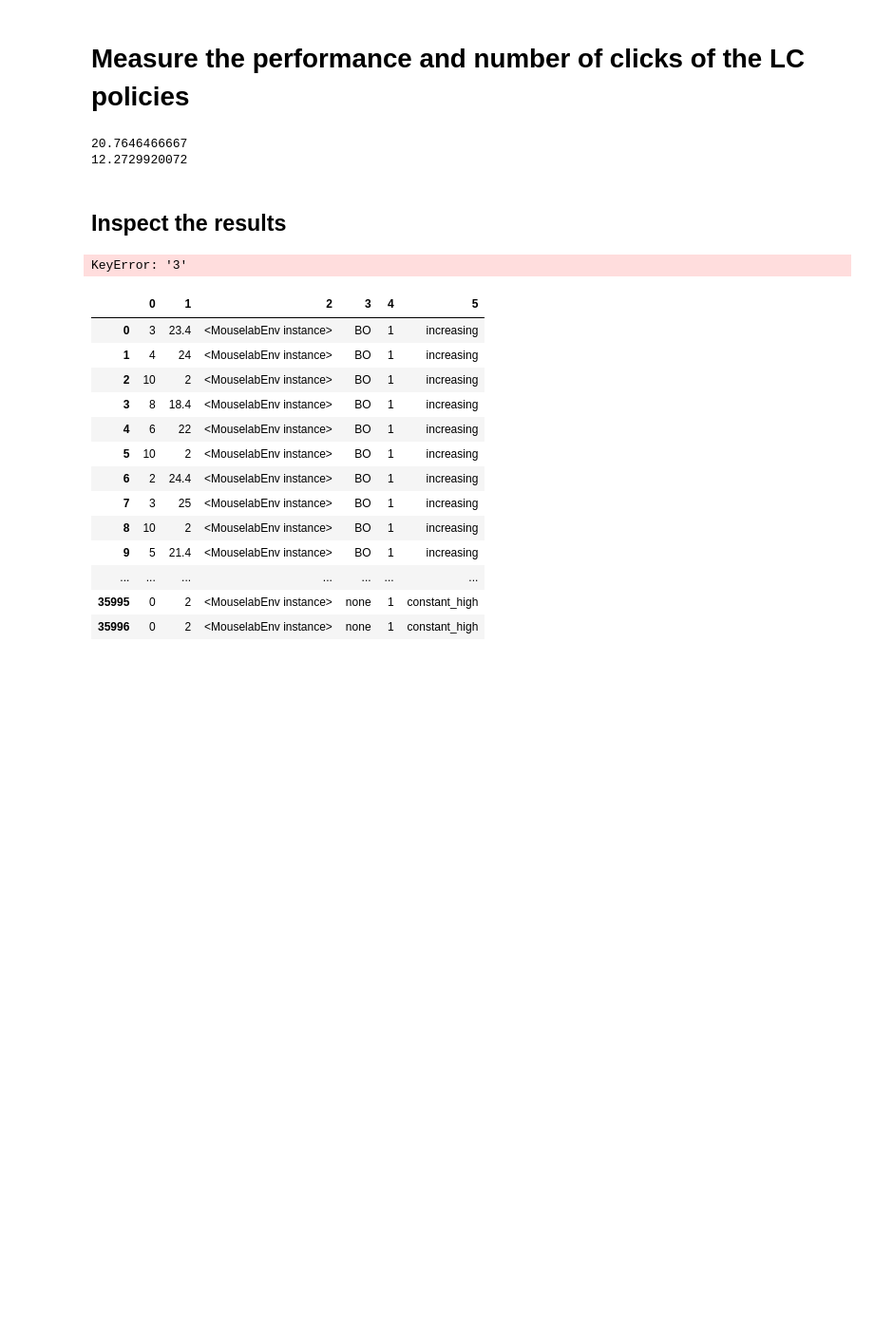
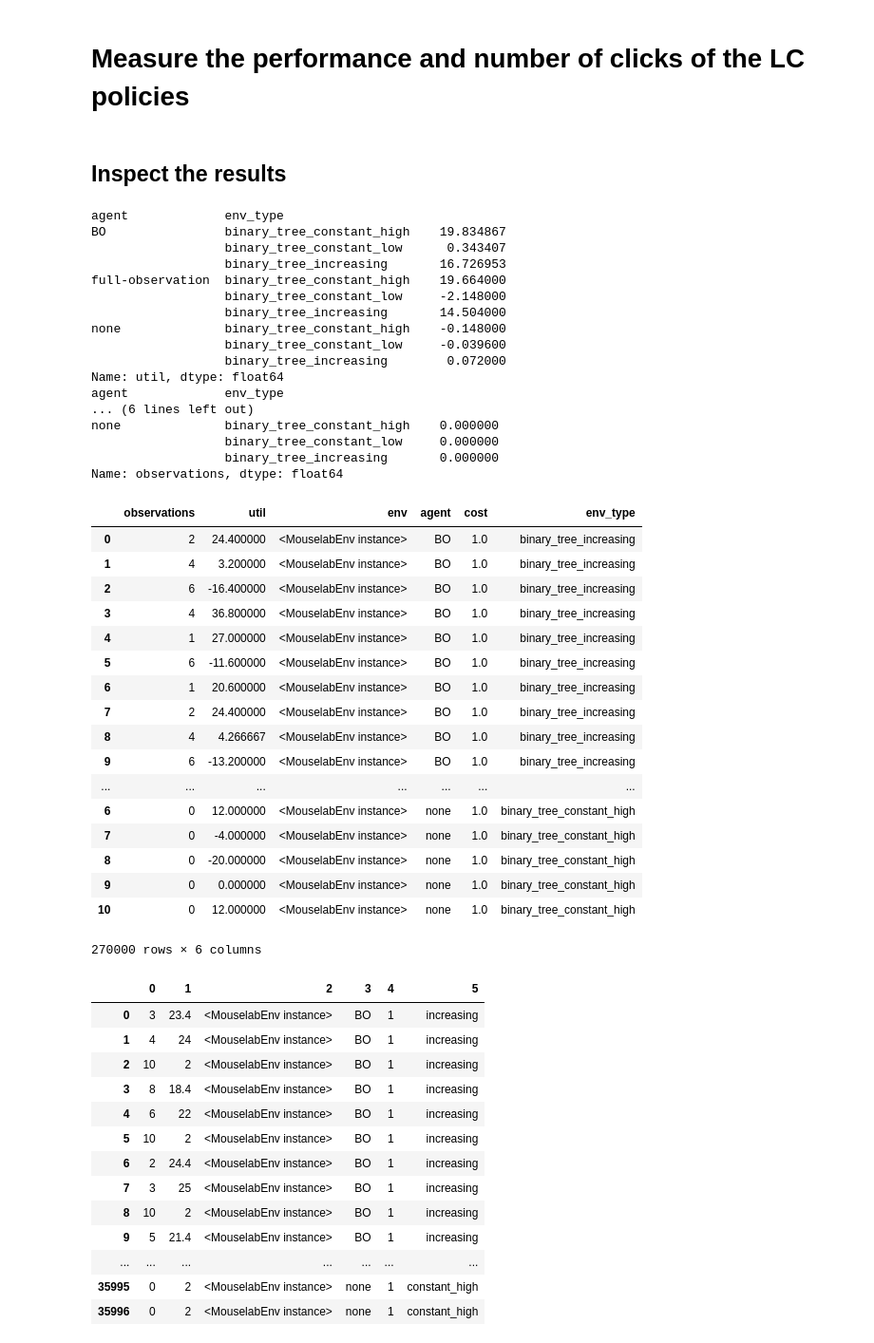
Before and after one commit to fredcallaway/planning, a Jupyter notebook: python/binary-trees.ipynb, the cells around one changed output. Shown: that part at 95% size. Drawn from its saved outputs; the diff is of its cells as text; code cells hidden in the pictures; blank space fills up the shorter version.

```diff
--- a/python/binary-trees.ipynb
+++ b/python/binary-trees.ipynb
@@ -44,7 +47,7 @@ def make_envs(cost=1.00, n=100, seed=None,variance_structure="binary_tree_consta
     depth = len(branching)
 
     if variance_structure is "binary_tree_constant_high":
-        sigmas = np.concatenate( (np.array([0]),20*np.ones(depth)))
+        sigmas = np.concatenate( (np.array([0]),6*np.ones(depth)))
     if variance_structure is "binary_tree_increasing":
         sigmas = [0, 2, 20]
     if variance_structure is "binary_tree_decreasing":
@@ -102,8 +105,8 @@ def lc_policy(x, normalize_voi=True):
 from contexttimer import Timer
 
 #COSTS = [0.1,0.5, 1, 1.25, 2, 4]
-#environments = ["binary_tree_constant_high","binary_tree_constant_low","binary_tree_increasing"]
-environments = ["binary_tree_constant_low"]
+environments = ["binary_tree_constant_high","binary_tree_constant_low","binary_tree_increasing"]
+#environments = ["binary_tree_constant_low"]
 
 def avg_utility(x,train_envs):
     with Timer() as t:
@@ -704,13 +709,13 @@ from joblib import delayed, Parallel
 from tqdm import tqdm
 from toolz import partition_all
 
-term_action = 17
+term_action = 7
 
 def eval_envs(cost, env_type, envs):
     policies = {
-        'BO': LC_policies[env_type]#,
-        #'full-observation': FixedPlanPolicy(range(1, term_action+1)),
-        #'none': FixedPlanPolicy([term_action]),
+        'BO': LC_policies[env_type],
+        'full-observation': FixedPlanPolicy(range(1, term_action+1)),
+        'none': FixedPlanPolicy([term_action]),
     }
     def loop():
         for name, pol in policies.items():
@@ -730,8 +735,8 @@ total_envs = envs_per_type * len(environments)
 n_job = 26
 envs_per_chunk = total_envs // (n_job * chunks_per_job)
 
-#environments=['increasing','decreasing','constant_low','constant_high']
-environments=['binary_tree_increasing']
+environments=['binary_tree_increasing','binary_tree_constant_low','binary_tree_constant_high']
+#environments=['binary_tree_increasing']
 
 cost = 1.00
 jobs = [delayed(eval_envs)(cost, env_type, envs)
@@ -742,45 +747,72 @@ result = Parallel(n_job)(tqdm(jobs))
 
 #Save results
 results = pd.concat(result)
-#np.save('data/results_variance_structures.npy',results)
+np.save('data/results_binary_trees.npy',results)
-# %%
-results = pd.concat(result)
-print(np.mean(results['util']))
-print(np.std(results['util']))
-# %% [output]
-20.7646466667
-12.2729920072
 # %% [markdown]
 ## Inspect the results
 # %%
 import pandas as pd
 import numpy as np
 
-results=pd.DataFrame(np.load('data/results_variance_structures.npy'),columns=[''])
+#results=pd.DataFrame(np.load('data/results_binary_trees.npy'),columns=[''])
 
 #results = np.load('data/results_variance_structures.npy')
 #df = pd.DataFrame(list(results.item().iteritems()), columns=['agent','util','cost','env_type'])
 
 #LC_policies.to_pickle('data/LC_policies_backward_planning.pkl')
 
 #results['performance'] = results.util - results.cost*results.observations
 
 #print(result[0].groupby(['agent','cost']).describe)
 
 #results.agent=='BO'
 #results.cost==0.1
 #results[np.logical_and(results.agent=='BO',results.cost==0.1)].util.describe()
 
-#results.groupby('agent').util.describe()
+results.groupby('agent').util.describe()
 #results.groupby('cost').util.describe()
-print(results.groupby(['3','5']).util.mean())
-print(results.groupby(['3','5']).observations.mean())
+print(results.groupby(['agent','env_type']).util.mean())
+print(results.groupby(['agent','env_type']).observations.mean())
 
-results
+#results
 
 #results.util(np.logical_and(results.agent=='BO',results.cost==0.1))
 # %% [output]
-KeyError: '3'
+agent             env_type
+BO                binary_tree_constant_high    19.834867
+                  binary_tree_constant_low      0.343407
+                  binary_tree_increasing       16.726953
+full-observation  binary_tree_constant_high    19.664000
+                  binary_tree_constant_low     -2.148000
+                  binary_tree_increasing       14.504000
+none              binary_tree_constant_high    -0.148000
+                  binary_tree_constant_low     -0.039600
+                  binary_tree_increasing        0.072000
+Name: util, dtype: float64
+agent             env_type
+... (6 lines left out)
+none              binary_tree_constant_high    0.000000
+                  binary_tree_constant_low     0.000000
+                  binary_tree_increasing       0.000000
+Name: observations, dtype: float64
+|  | observations | util | env | agent | cost | env_type |
+| 0 | 2 | 24.400000 | <MouselabEnv instance> | BO | 1.0 | binary_tree_increasing |
+| 1 | 4 | 3.200000 | <MouselabEnv instance> | BO | 1.0 | binary_tree_increasing |
+| 2 | 6 | -16.400000 | <MouselabEnv instance> | BO | 1.0 | binary_tree_increasing |
+| 3 | 4 | 36.800000 | <MouselabEnv instance> | BO | 1.0 | binary_tree_increasing |
+| 4 | 1 | 27.000000 | <MouselabEnv instance> | BO | 1.0 | binary_tree_increasing |
+| 5 | 6 | -11.600000 | <MouselabEnv instance> | BO | 1.0 | binary_tree_increasing |
+| 6 | 1 | 20.600000 | <MouselabEnv instance> | BO | 1.0 | binary_tree_increasing |
+| 7 | 2 | 24.400000 | <MouselabEnv instance> | BO | 1.0 | binary_tree_increasing |
+| 8 | 4 | 4.266667 | <MouselabEnv instance> | BO | 1.0 | binary_tree_increasing |
+| 9 | 6 | -13.200000 | <MouselabEnv instance> | BO | 1.0 | binary_tree_increasing |
+| ... | ... | ... | ... | ... | ... | ... |
+| 6 | 0 | 12.000000 | <MouselabEnv instance> | none | 1.0 | binary_tree_constant_high |
+| 7 | 0 | -4.000000 | <MouselabEnv instance> | none | 1.0 | binary_tree_constant_high |
+| 8 | 0 | -20.000000 | <MouselabEnv instance> | none | 1.0 | binary_tree_constant_high |
+| 9 | 0 | 0.000000 | <MouselabEnv instance> | none | 1.0 | binary_tree_constant_high |
+| 10 | 0 | 12.000000 | <MouselabEnv instance> | none | 1.0 | binary_tree_constant_high |
+270000 rows × 6 columns
 # %%
 results
 # %% [output]
```
Also changed, not shown: parts of 2 cells of this notebook, 4 other files.
